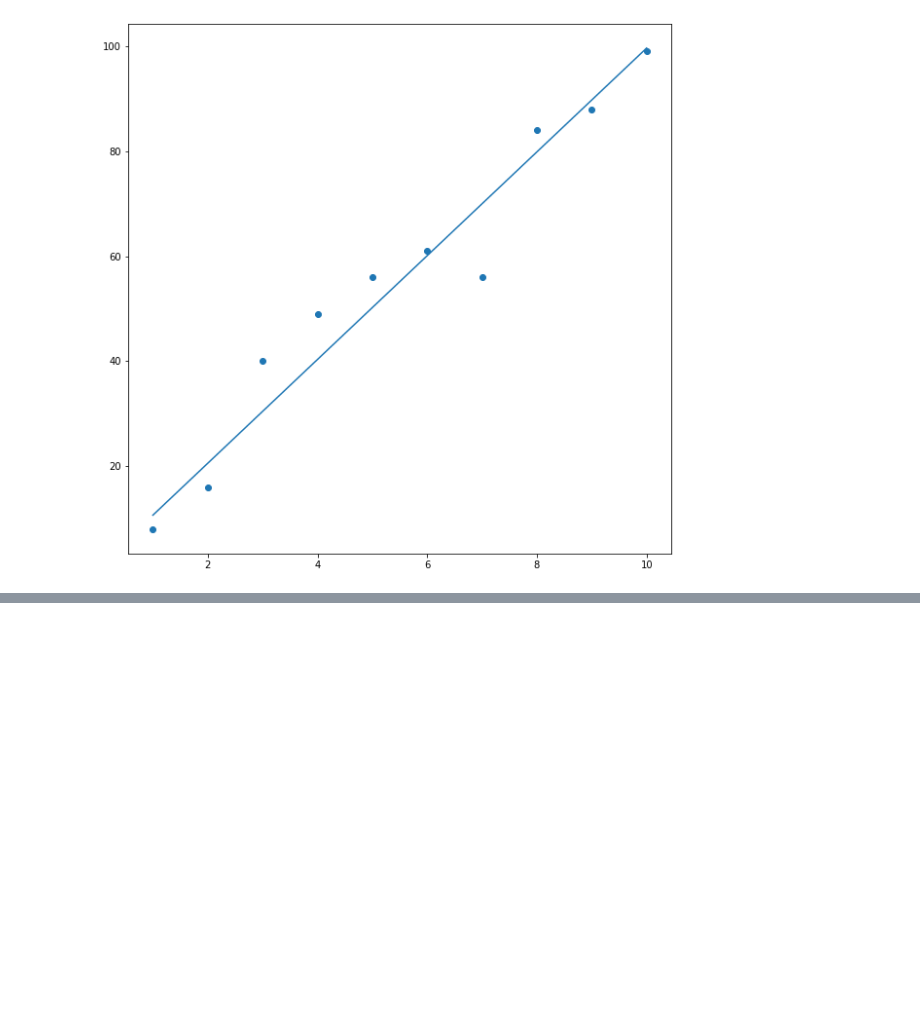
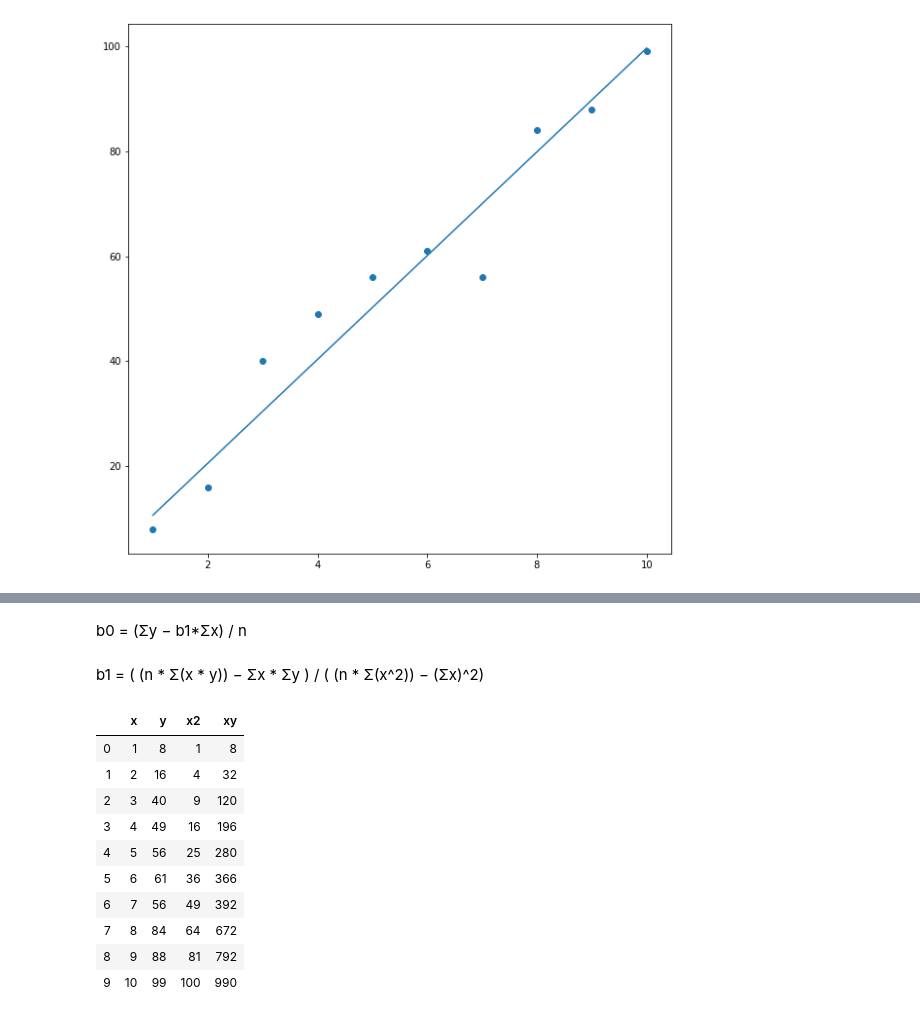
Before and after one commit to rabhar/datascience_practice, a Jupyter notebook: Linear Regression Theory.ipynb, the cells around one changed output, grey strips where cells are left out. Drawn from its saved outputs; the diff is of its cells as text; code cells hidden in the pictures; blank space fills up the shorter version.

```diff
--- a/Linear Regression Theory.ipynb
+++ b/Linear Regression Theory.ipynb
@@ -302,0 +301,4 @@ Y = data['y']
+# %% [markdown]
+b0 = (Σy − b1*Σx) / n
+# %% [markdown]
+b1 = ( (n * Σ(x * y)) − Σx * Σy ) / ( (n * Σ(x^2)) − (Σx)^2)
@@ -302,0 +312,17 @@ Y = data['y']
+# %%
+t = data.copy()
+t['x2'] = t['x'] ** 2
+t['xy'] = t['x'] * t['y']
+t
+# %% [output]
+|  | x | y | x2 | xy |
+| 0 | 1 | 8 | 1 | 8 |
+| 1 | 2 | 16 | 4 | 32 |
+| 2 | 3 | 40 | 9 | 120 |
+| 3 | 4 | 49 | 16 | 196 |
+| 4 | 5 | 56 | 25 | 280 |
+| 5 | 6 | 61 | 36 | 366 |
+| 6 | 7 | 56 | 49 | 392 |
+| 7 | 8 | 84 | 64 | 672 |
+| 8 | 9 | 88 | 81 | 792 |
+| 9 | 10 | 99 | 100 | 990 |
```
Also changed, not shown: parts of 23 cells of this notebook, 2 other files.
